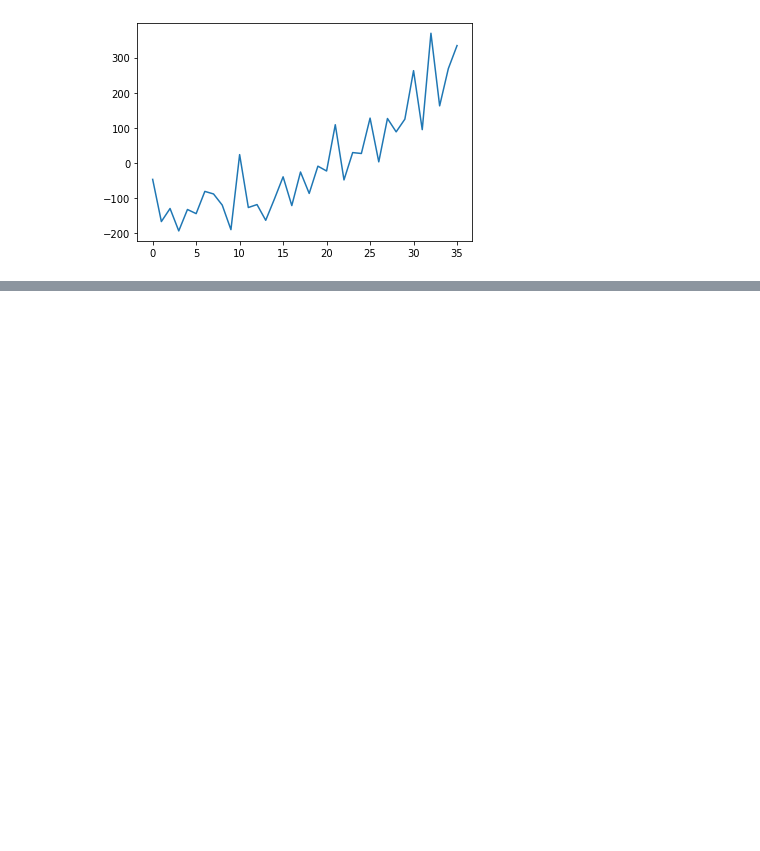
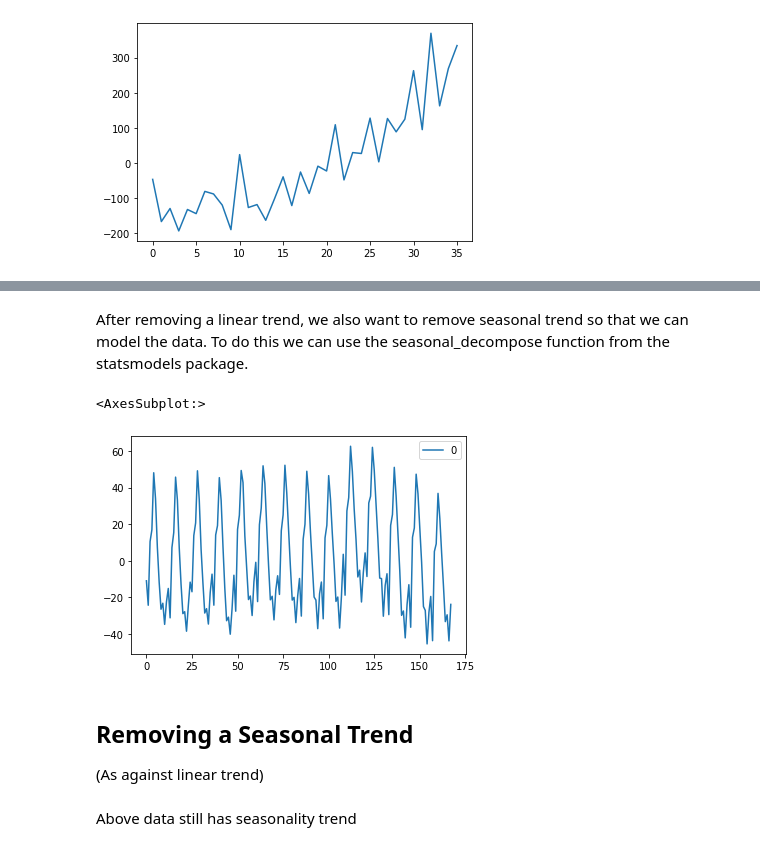
Before and after one commit to harnalashok/timeseries, a Jupyter notebook: detrending_timeseries.ipynb, the cells around one changed output, grey strips where cells are left out. Drawn from its saved outputs; the diff is of its cells as text; code cells hidden in the pictures; blank space fills up the shorter version.

```diff
--- a/detrending_timeseries.ipynb
+++ b/detrending_timeseries.ipynb
@@ -101,0 +127,14 @@ pyplot.show()
+# %% [markdown]
+After removing a linear trend, we also want to remove seasonal trend so that we can model the data. To do this we can use the seasonal_decompose function from the statsmodels package.
+# %%
+detrended = signal.detrend(df.milk_prod_per_cow_kg)
+detrended_df = pd.DataFrame(detrended)
+detrended_df.plot()
+# %% [output]
+<AxesSubplot:>
+[figure, added]
+# %% [markdown]
+## Removing a Seasonal Trend
+(As against linear trend)
+# %% [markdown]
+Above data still has seasonality trend
```
Also changed, not shown: parts of 8 cells of this notebook.
